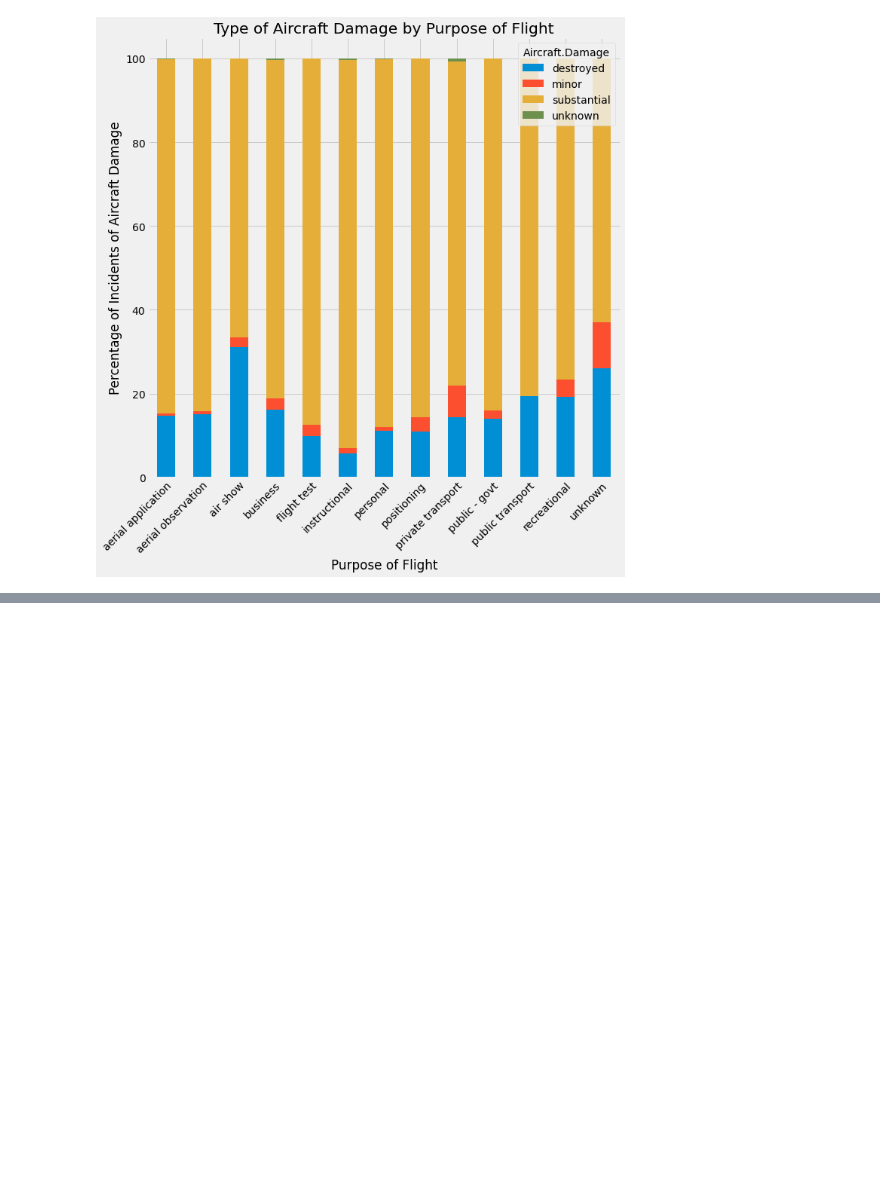
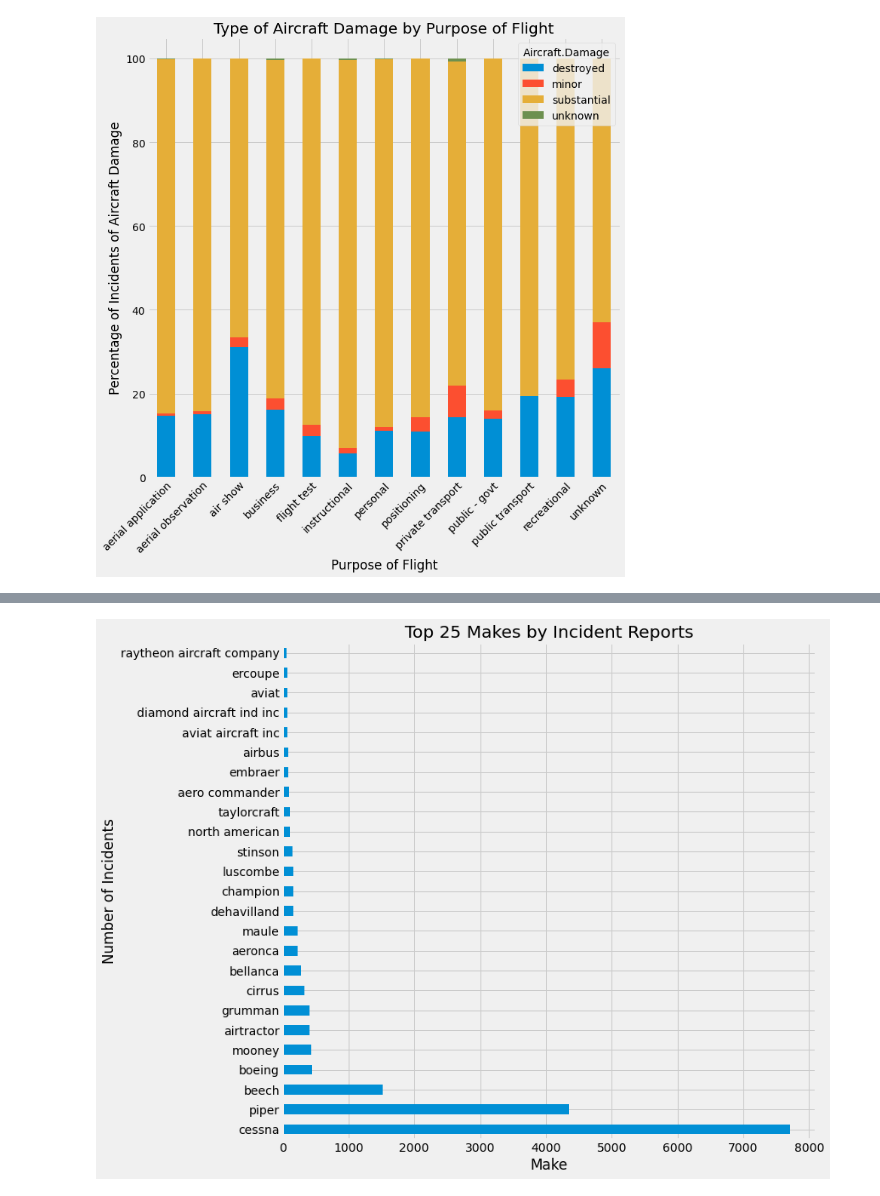
Before and after one commit to natehiatt/aviation_project, a Jupyter notebook: final.ipynb, the cells around one changed output, grey strips where cells are left out. Saved outputs shown, nothing was run; the diff lists cells and outputs as text; code cells hidden in the pictures; blank space fills up the shorter version.

```diff
--- a/final.ipynb
+++ b/final.ipynb
@@ -141,0 +169,5 @@ plt.ylabel('Percentage of Incidents of Aircraft Damage');
+# %%
+# Making a new df that only accepts the top 25 makes:
+top_25 = df['Make'].value_counts().head(25).index.tolist()
+top_25_df = df[df['Make'].isin(top_25)].copy()
+top_25_df['Make'].value_counts()
@@ -141,0 +192,9 @@ plt.ylabel('Percentage of Incidents of Aircraft Damage');
+# %%
+# And we can display the information visually:
+top_25_df['Make'].value_counts().plot(kind='barh', figsize=(10, 10))
+plt.title('Top 25 Makes by Incident Reports')
+
+plt.xlabel('Make')
+plt.ylabel('Number of Incidents');
+# %% [output]
+[figure, added]
```
Also changed, not shown: parts of 5 cells of this notebook.
